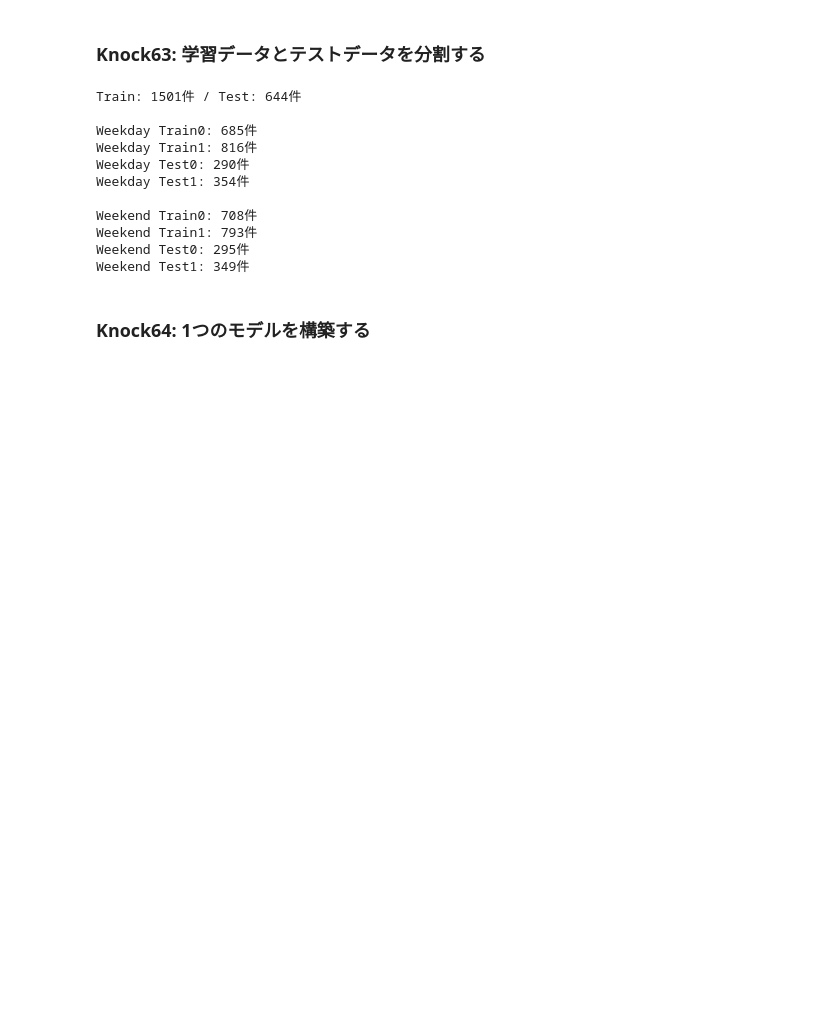
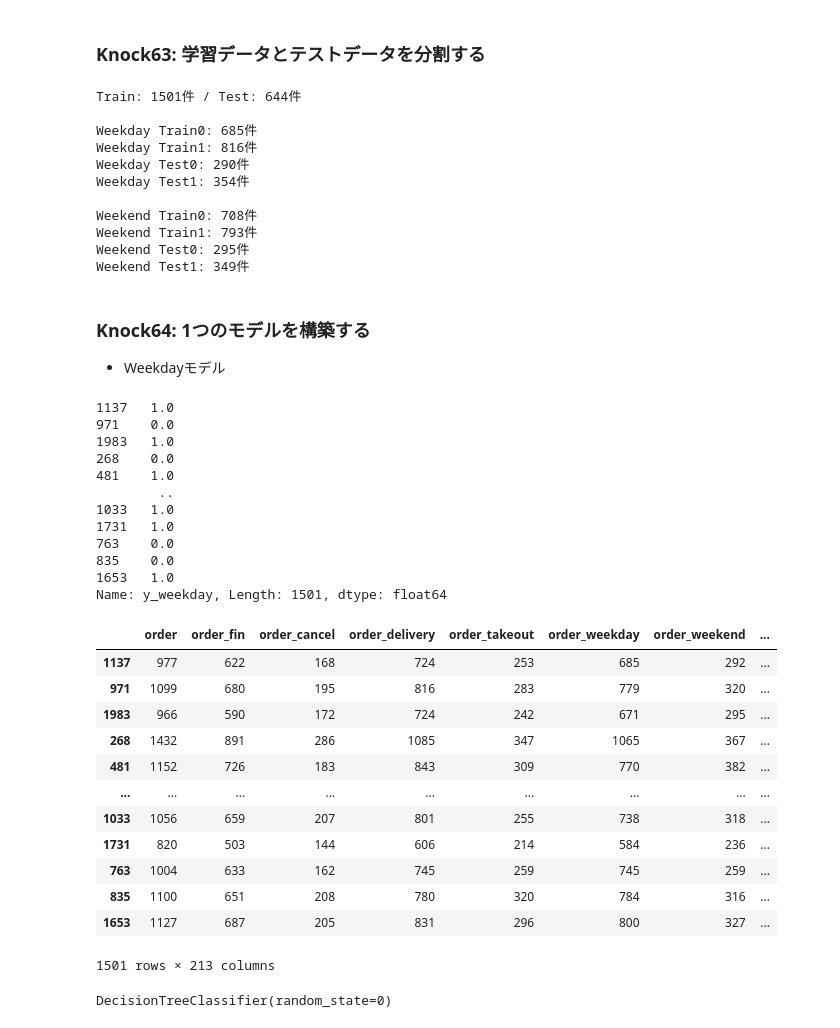
Before and after one commit to ginmaruGH/python-practical-machine-learning-system-100knocks, a Jupyter notebook: ch07/ch07.ipynb, the cells around one changed output. Saved outputs shown, nothing was run; the diff lists cells and outputs as text; code cells hidden in the pictures; blank space fills up the shorter version.

```diff
--- a/ch07/ch07.ipynb
+++ b/ch07/ch07.ipynb
@@ -154,3 +155,54 @@ Weekend Test0: 295件
 Weekend Test1: 349件
 # %% [markdown]
 ### Knock64: 1つのモデルを構築する
+
+- Weekdayモデル
+# %%
+# 説明変数と目的変数の作成
+
+X_cols = list(train_data.columns)
+X_cols.remove("y_weekday")
+X_cols.remove("y_weekend")
+target_y = "y_weekday"
+
+y_train = train_data[target_y]
+X_train = train_data[X_cols]
+
+y_test = test_data[target_y]
+X_test = test_data[X_cols]
+
+display(y_train)
+display(X_train)
+# %% [output]
+1137   1.0
+971    0.0
+1983   1.0
+268    0.0
+481    1.0
+        ..
+1033   1.0
+1731   1.0
+763    0.0
+835    0.0
+1653   1.0
+Name: y_weekday, Length: 1501, dtype: float64
+|  | order | order_fin | order_cancel | order_delivery | order_takeout | order_weekday | order_weekend | ... |
+| 1137 | 977 | 622 | 168 | 724 | 253 | 685 | 292 | ... |
+| 971 | 1099 | 680 | 195 | 816 | 283 | 779 | 320 | ... |
+| 1983 | 966 | 590 | 172 | 724 | 242 | 671 | 295 | ... |
+| 268 | 1432 | 891 | 286 | 1085 | 347 | 1065 | 367 | ... |
+| 481 | 1152 | 726 | 183 | 843 | 309 | 770 | 382 | ... |
+| ... | ... | ... | ... | ... | ... | ... | ... | ... |
+| 1033 | 1056 | 659 | 207 | 801 | 255 | 738 | 318 | ... |
+| 1731 | 820 | 503 | 144 | 606 | 214 | 584 | 236 | ... |
+| 763 | 1004 | 633 | 162 | 745 | 259 | 745 | 259 | ... |
+| 835 | 1100 | 651 | 208 | 780 | 320 | 784 | 316 | ... |
+| 1653 | 1127 | 687 | 205 | 831 | 296 | 800 | 327 | ... |
+1501 rows × 213 columns
+# %%
+# 決定木モデルの構築
+
+model = DecisionTreeClassifier(random_state=0)
+model.fit(X_train, y_train)
+# %% [output]
+DecisionTreeClassifier(random_state=0)
```
Also changed, not shown: parts of 1 cell of this notebook, 1 other file.
